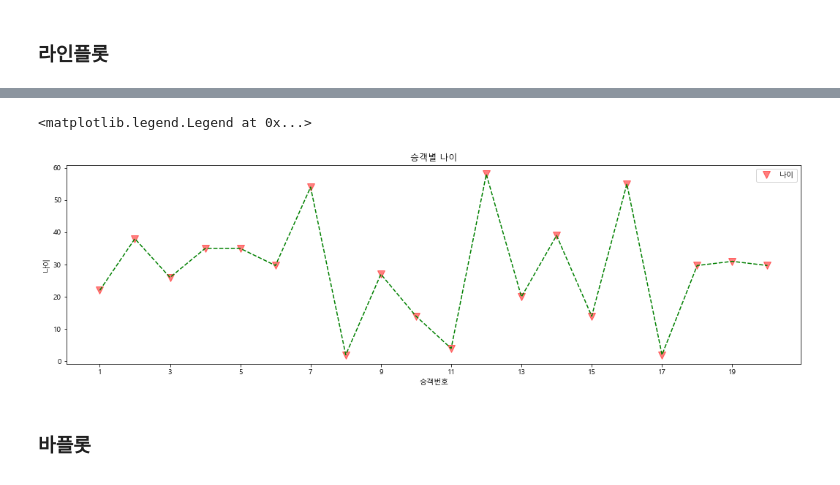
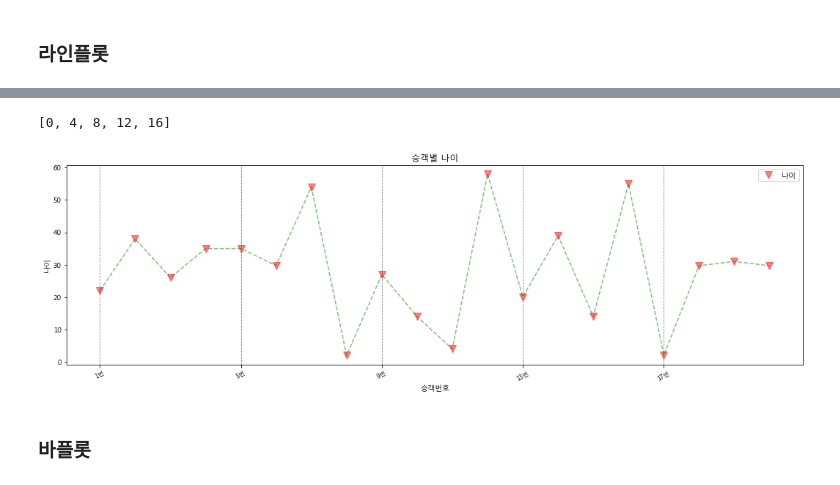
Before and after one commit to kinonia/python-note, a Jupyter notebook: 21.visualization-demo.ipynb, the cells around one changed output, grey strips where cells are left out. Saved outputs shown, nothing was run; the diff lists cells and outputs as text; code cells hidden in the pictures.

```diff
--- a/21.visualization-demo.ipynb
+++ b/21.visualization-demo.ipynb
@@ -56,18 +79,31 @@ train20['Age'].plot(color='b', marker='o', linestyle='--')
 # %%
-# plot 꾸미기
-train20['Age'].plot(color='r', marker='v', markersize=10, linestyle='None', alpha=0.5, label='Age')
-ax = train20['Age'].plot(color='g', linestyle='--', label='Age')
+# DataFrame의 경우 AxesSubplot객체를 반환함
+# AxesSubplot객체의 figure 혹은 set_XXX 함수로 꾸밈
+# 팀: 동일한 데이터 2개에 대해 style을 다르게 주어 마커와 라인의 색을 다르게 줌
 
-ax.figure.set_size_inches(18, 5)
-ax.set_xticks(range(1,21, 2))
-#ax.set_xticklabels(["one", "two", "three", "four", "five"], rotation=30, fontsize="small")
+import matplotlib.ticker as ticker
+
+ax = train20[['Age', 'Age']].plot(style=['rv', 'g--'], markersize=10, alpha=0.5, figsize=(18,5), label='Age')
+
+#train20['Age'].plot(color='r', marker='v', markersize=10, linestyle='None', alpha=0.5, label='Age')
+#ax = train20['Age'].plot(color='g', linestyle='--', label='Age')
+#ax.figure.set_size_inches(18, 5)
+
+ax.set_xticks(range(0,20, 4))
+ax.set_xticklabels(["1번", "5번", "9번", "13번", "17번"], rotation=30, fontsize="small")
+#ax.xaxis.set_major_locator(ticker.FixedLocator(range(0,20, 6)))
+#ax.xaxis.set_major_formatter(ticker.FixedFormatter(range(1,21,6)))
+
 ax.set_xlabel('승객번호')
 ax.set_ylabel('나이')
 ax.set_title('승객별 나이')
 ax.legend(['나이'], loc='best')
+ax.grid(axis='x', color='gray', linestyle='--')
+
+list(range(0,20,4))
 # %% [output]
-<matplotlib.legend.Legend at 0x...>
+[0, 4, 8, 12, 16]
-[figure, old version]
+[figure, new version]
 # %% [markdown]
 ### 바플롯
 # %%
```
Also changed, not shown: parts of 22 cells of this notebook, 2 other files.
